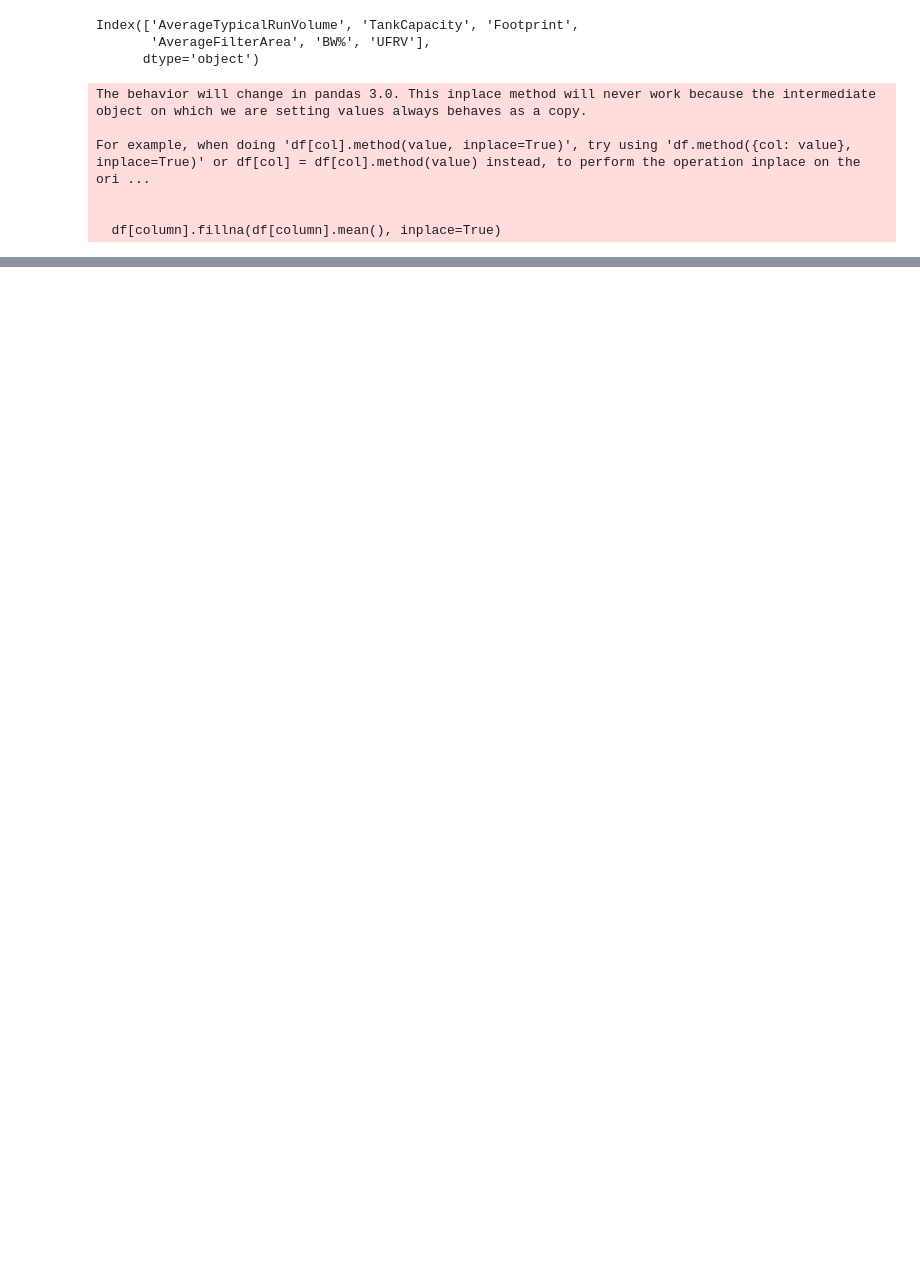
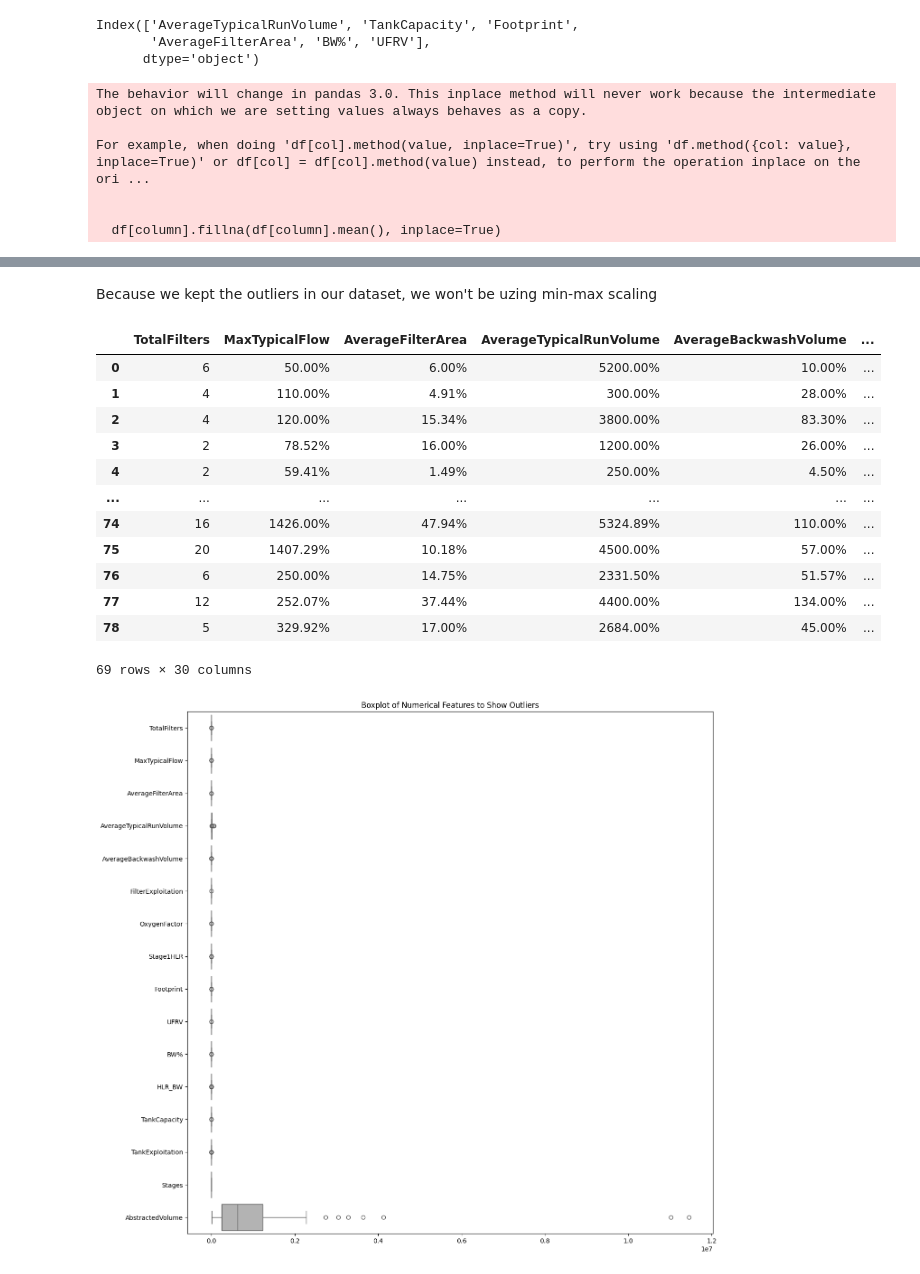
Before and after one commit to radoslavKiryazov/MAL, a Jupyter notebook: Assignment 4/4. Preprocessing - Water treatment plants.ipynb, the cells around one changed output, grey strips where cells are left out. Saved outputs shown, nothing was run; the diff lists cells and outputs as text; code cells hidden in the pictures; blank space fills up the shorter version.

```diff
--- a/Assignment 4/4. Preprocessing - Water treatment plants.ipynb
+++ b/Assignment 4/4. Preprocessing - Water treatment plants.ipynb
@@ -245,6 +234,6 @@ dtype: int64
 # %%
-# Impute missing values in 'FilterExploitation' with the median
-df['FilterExploitation'].fillna(df['FilterExploitation'].median(), inplace=True)
+# Impute missing values in 'FilterExploitation' with the mean
+df['FilterExploitation'].fillna(df['FilterExploitation'].mean(), inplace=True)
 # %% [output]
 The behavior will change in pandas 3.0. This inplace method will never work because the intermediate object on which we are setting values always behaves as a copy.
 
@@ -340,2 +278,2 @@ dtype: int64
 # %%
-df['HLR_BW'].fillna(df['HLR_BW'].median(), inplace=True)
+df['HLR_BW'].fillna(df['HLR_BW'].mean(), inplace=True)
@@ -342,2 +287,2 @@ df['HLR_BW'].fillna(df['HLR_BW'].median(), inplace=True)
 # %%
-df['TankExploitation'].fillna(df['TankExploitation'].median(), inplace=True)
+df['TankExploitation'].fillna(df['TankExploitation'].mean(), inplace=True)
@@ -343,0 +321,4 @@ df['TankExploitation'].fillna(df['TankExploitation'].median(), inplace=True)
+# %%
+# Filter the columns to show all numerical and percentage features
+numerical_percentage_features = df.select_dtypes(include=['float64', 'int64']).columns
+df[numerical_percentage_features]
@@ -343,0 +339,25 @@ df['TankExploitation'].fillna(df['TankExploitation'].median(), inplace=True)
+# %% [markdown]
+Because we kept the outliers in our dataset, we won't be uzing min-max scaling
+# %%
+display(df)
+
+# Visualize the outliers again using boxplots for each numerical feature
+plt.figure(figsize=(15, 15))
+sns.boxplot(data=df[numerical_percentage_features], orient="h", palette="Set2")
+plt.title('Boxplot of Numerical Features to Show Outliers')
+plt.show()
+# %% [output]
+|  | TotalFilters | MaxTypicalFlow | AverageFilterArea | AverageTypicalRunVolume | AverageBackwashVolume | ... |
+| 0 | 6 | 50.00% | 6.00% | 5200.00% | 10.00% | ... |
+| 1 | 4 | 110.00% | 4.91% | 300.00% | 28.00% | ... |
+| 2 | 4 | 120.00% | 15.34% | 3800.00% | 83.30% | ... |
+| 3 | 2 | 78.52% | 16.00% | 1200.00% | 26.00% | ... |
+| 4 | 2 | 59.41% | 1.49% | 250.00% | 4.50% | ... |
+| ... | ... | ... | ... | ... | ... | ... |
+| 74 | 16 | 1426.00% | 47.94% | 5324.89% | 110.00% | ... |
+| 75 | 20 | 1407.29% | 10.18% | 4500.00% | 57.00% | ... |
+| 76 | 6 | 250.00% | 14.75% | 2331.50% | 51.57% | ... |
+| 77 | 12 | 252.07% | 37.44% | 4400.00% | 134.00% | ... |
+| 78 | 5 | 329.92% | 17.00% | 2684.00% | 45.00% | ... |
+69 rows × 30 columns
+[figure, added]
```
Also changed, not shown: parts of 23 cells of this notebook.
